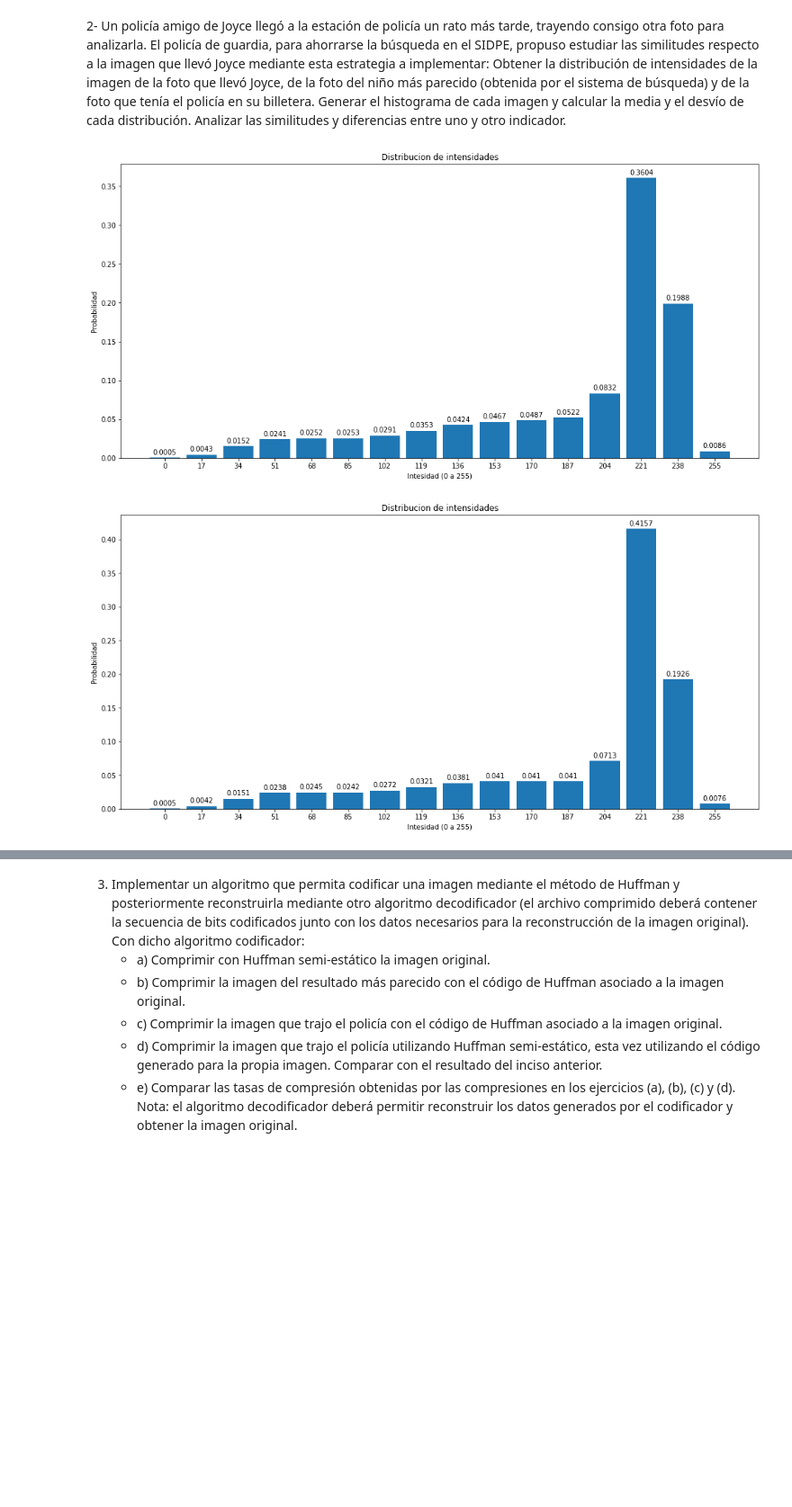
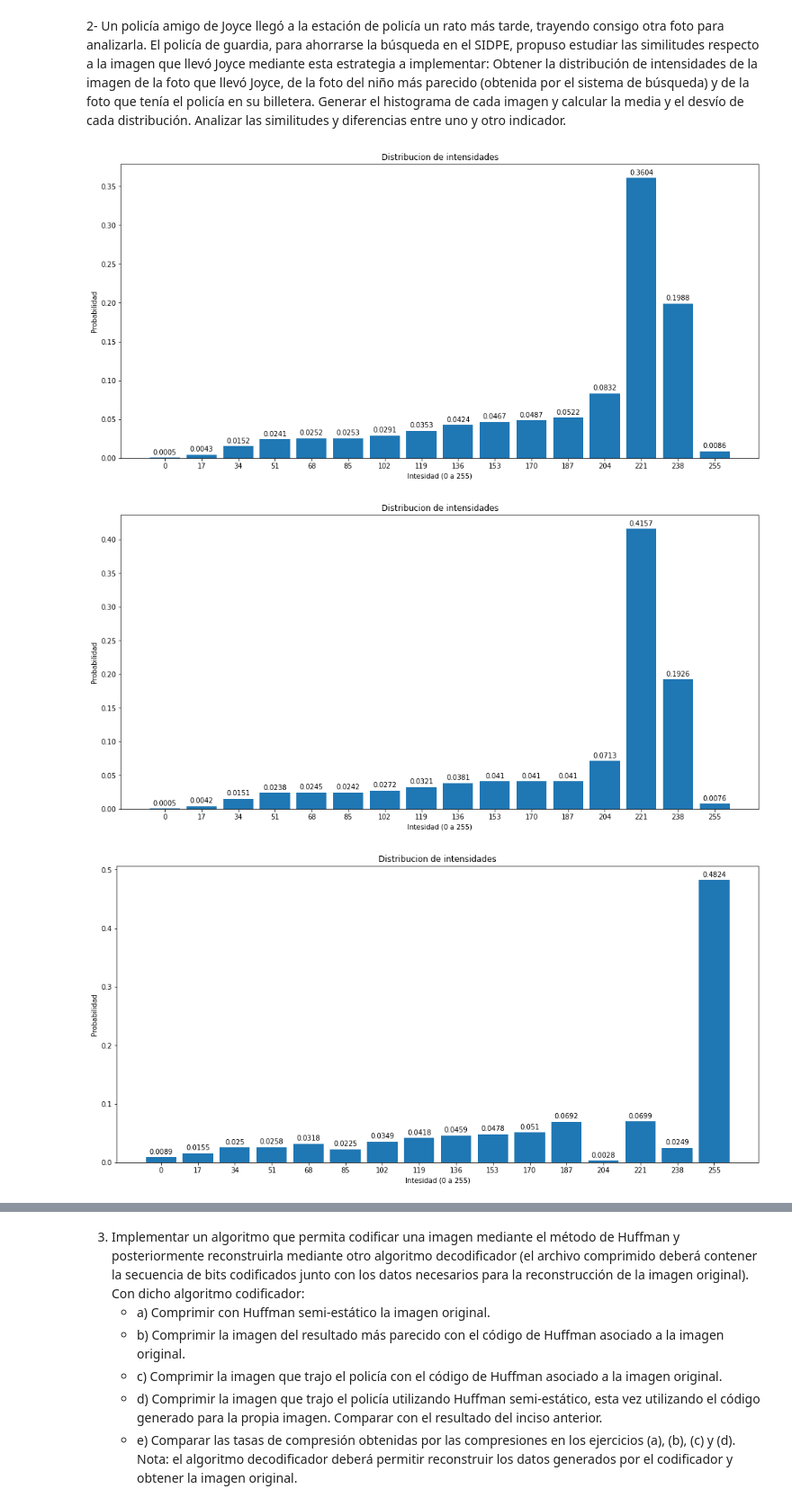
Before and after one commit to joacosaralegui/TPE_teo_info, a Jupyter notebook: TPE_TeoInfo.ipynb, the cells around one changed output, grey strips where cells are left out. Shown at 90% size. Cells and saved outputs as stored; diff of their text form; code cells hidden in the pictures; blank space fills up the shorter version.

Commit message:
Distribucion policia

```diff
--- a/TPE_TeoInfo.ipynb
+++ b/TPE_TeoInfo.ipynb
@@ -66,6 +66,8 @@ will_fotos_busqueda = []
 for i in range(1,6):
   #En la segunda posicion se guarda el factor de correlacion cruzada para posteriormente ordenarlo
   will_fotos_busqueda.append( imageio.imread(os.path.join("img",filenames[i])))
+
+will_policia = imageio.imread(os.path.join("img",filenames[-1]))
 # %%
 import numpy as np
 
@@ -104,7 +106,7 @@ Populating the interactive namespace from numpy and matplotlib
 # %% [markdown]
 2- Un policía amigo de Joyce llegó a la estación de policía un rato más tarde, trayendo consigo otra foto para analizarla. El policía de guardia, para ahorrarse la búsqueda en el SIDPE, propuso estudiar las similitudes respecto a la imagen que llevó Joyce mediante esta estrategia a implementar: Obtener la distribución de intensidades de la imagen de la foto que llevó Joyce, de la foto del niño más parecido (obtenida por el sistema de búsqueda) y de la foto que tenía el policía en su billetera. Generar el histograma de cada imagen y calcular la media y el desvío de cada distribución. Analizar las similitudes y diferencias entre uno y otro indicador.
 # %%
-def distribucion_intesidad(imagen):
+def distribucion_intensidad(imagen):
     #posible mejora, en ves de usar un arreglo usar otra estructura
     #como un mapa o algo asi porque hay muchos valores de intesidad
     #que no se usan
@@ -123,8 +125,9 @@ def distribucion_intesidad(imagen):
     return dist
 
 
-distribucion_original = distribucion_intesidad(will_original)
-distribucion_parecida = distribucion_intesidad(will_fotos_busqueda[0])
+distribucion_original = distribucion_intensidad(will_original)
+distribucion_parecida = distribucion_intensidad(will_fotos_busqueda[0])
+distribucion_policia = distribucion_intensidad(will_policia)
 # %%
 import matplotlib.pyplot as plt
 
@@ -141,33 +144,35 @@ def generar_histograma(distribucion):
     histograma = ejes.bar(intensidades,valores,width=14)
     plt.xticks(intensidades,intensidades)
 
     # titulos y labels
     ejes.set_title('Distribucion de intensidades')
     ejes.set_xlabel('Intesidad (0 a 255)')
     ejes.set_ylabel('Probabilidad')
 
     # Funcion para poner el label arriba de cada barrita
     def autolabel(rects):
         """Attach a text label above each bar in *rects*, displaying its height."""
         for rect in rects:
             height = round((float)(rect.get_height()),4)
             ejes.annotate('{}'.format(height),
                         xy=(rect.get_x() + rect.get_width() / 2, height),
                         xytext=(0, 3),  # 3 points vertical offset
                         textcoords="offset points",
                         ha='center', va='bottom',fontsize=10)
 
     # generar autolabels
     autolabel(histograma)
 
     # Mostrar el grafico
     plt.show()
 
 generar_histograma(distribucion_original)
 generar_histograma(distribucion_parecida)
+generar_histograma(distribucion_policia)
 # %% [output]
 [figure]
 [figure]
+[figure, added]
 # %%
 import math
 
```
Also changed, not shown: parts of 2 cells of this notebook.
